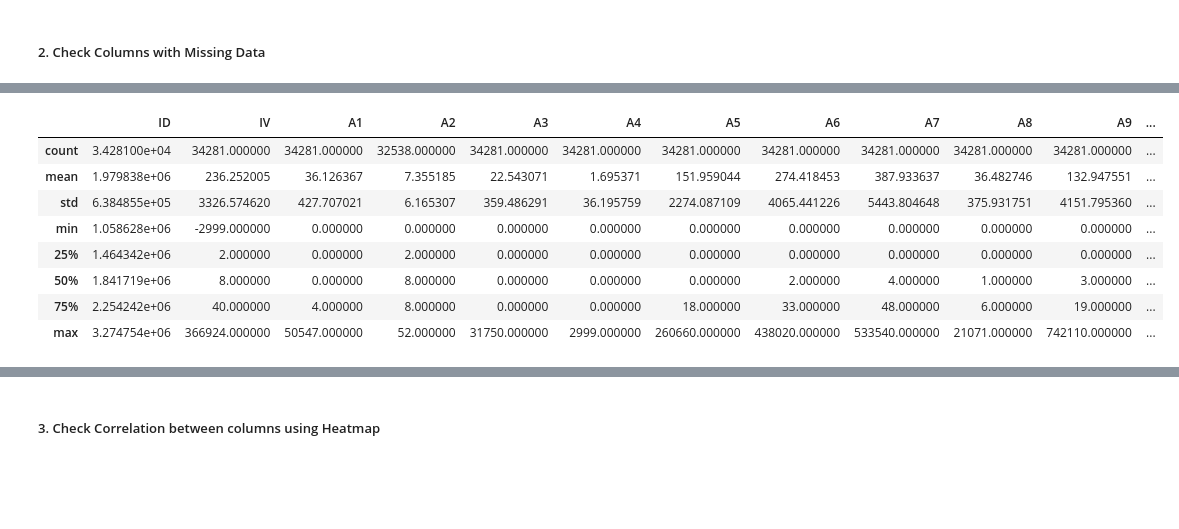
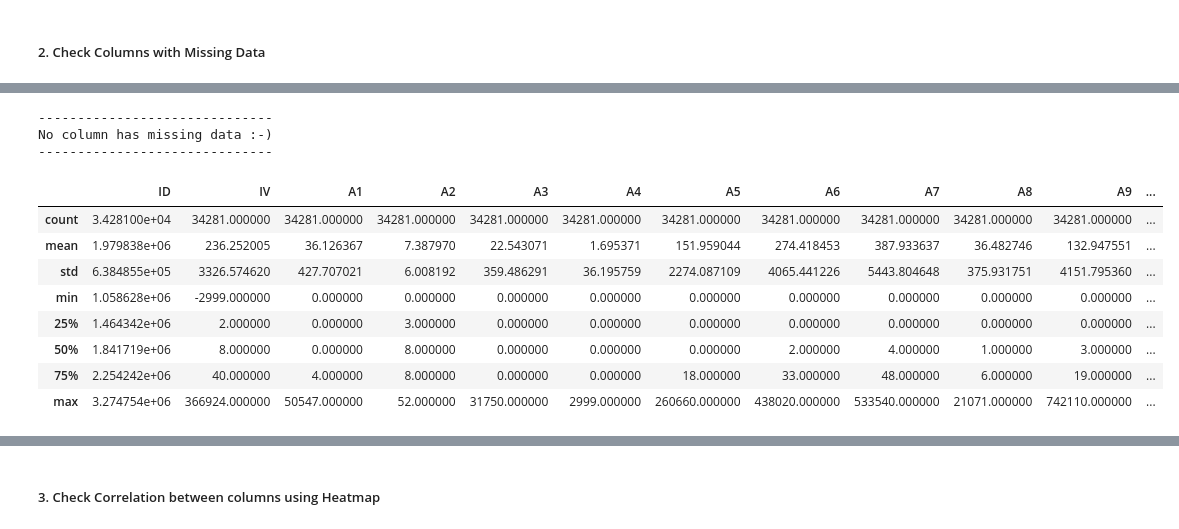
Before and after one commit to ankygupta9999/coronary-heart-disease-prediction, a Jupyter notebook: coronary-heart-disease-prediction.ipynb, the cells around one changed output, grey strips where cells are left out. Drawn from its saved outputs; the diff is of its cells as text; code cells hidden in the pictures; blank space fills up the shorter version.

```diff
--- a/coronary-heart-disease-prediction.ipynb
+++ b/coronary-heart-disease-prediction.ipynb
@@ -53,6 +56,8 @@ A22       34281 non-null int64
 Target    34281 non-null int64
 dtypes: float64(4), int64(21)
 memory usage: 6.5 MB
+# %%
+df_eda = raw_df.copy()
 # %% [markdown]
 ### EDA (Exploratory Data Analysis)
 
@@ -111,12 +133,28 @@ np.mean(raw_df['A2'])
+# %%
+# Impute library to imput missing data based on median
+
+imputer = impute.SimpleImputer(missing_values=np.nan, strategy='median')
+imputer1 = impute.SimpleImputer(missing_values=-99, strategy='median')
+# knnimputer = impute.KNNImputer(missing_values=-99)
+# %%
+df_eda['A2'] = imputer.fit_transform(np.array(df_eda['A2']).reshape(-1,1))
+df_eda['A15'] = imputer1.fit_transform(np.array(df_eda['A15']).reshape(-1,1))
+df_eda['A16'] = imputer1.fit_transform(np.array(df_eda['A16']).reshape(-1,1))
+# %%
+get_missing_data_stats(df_eda)
+# %% [output]
+------------------------------
+No column has missing data :-)
+------------------------------
 # %%
-raw_df.describe()
+df_eda.describe()
 # %% [output]
 |  | ID | IV | A1 | A2 | A3 | A4 | A5 | A6 | A7 | A8 | A9 | ... |
-| count | 3.428100e+04 | 34281.000000 | 34281.000000 | 32538.000000 | 34281.000000 | 34281.000000 | 34281.000000 | 34281.000000 | 34281.000000 | 34281.000000 | 34281.000000 | ... |
-| mean | 1.979838e+06 | 236.252005 | 36.126367 | 7.355185 | 22.543071 | 1.695371 | 151.959044 | 274.418453 | 387.933637 | 36.482746 | 132.947551 | ... |
-| std | 6.384855e+05 | 3326.574620 | 427.707021 | 6.165307 | 359.486291 | 36.195759 | 2274.087109 | 4065.441226 | 5443.804648 | 375.931751 | 4151.795360 | ... |
+| count | 3.428100e+04 | 34281.000000 | 34281.000000 | 34281.000000 | 34281.000000 | 34281.000000 | 34281.000000 | 34281.000000 | 34281.000000 | 34281.000000 | 34281.000000 | ... |
+| mean | 1.979838e+06 | 236.252005 | 36.126367 | 7.387970 | 22.543071 | 1.695371 | 151.959044 | 274.418453 | 387.933637 | 36.482746 | 132.947551 | ... |
+| std | 6.384855e+05 | 3326.574620 | 427.707021 | 6.008192 | 359.486291 | 36.195759 | 2274.087109 | 4065.441226 | 5443.804648 | 375.931751 | 4151.795360 | ... |
 | min | 1.058628e+06 | -2999.000000 | 0.000000 | 0.000000 | 0.000000 | 0.000000 | 0.000000 | 0.000000 | 0.000000 | 0.000000 | 0.000000 | ... |
-| 25% | 1.464342e+06 | 2.000000 | 0.000000 | 2.000000 | 0.000000 | 0.000000 | 0.000000 | 0.000000 | 0.000000 | 0.000000 | 0.000000 | ... |
+| 25% | 1.464342e+06 | 2.000000 | 0.000000 | 3.000000 | 0.000000 | 0.000000 | 0.000000 | 0.000000 | 0.000000 | 0.000000 | 0.000000 | ... |
 | 50% | 1.841719e+06 | 8.000000 | 0.000000 | 8.000000 | 0.000000 | 0.000000 | 0.000000 | 2.000000 | 4.000000 | 1.000000 | 3.000000 | ... |
 | 75% | 2.254242e+06 | 40.000000 | 4.000000 | 8.000000 | 0.000000 | 0.000000 | 18.000000 | 33.000000 | 48.000000 | 6.000000 | 19.000000 | ... |
 | max | 3.274754e+06 | 366924.000000 | 50547.000000 | 52.000000 | 31750.000000 | 2999.000000 | 260660.000000 | 438020.000000 | 533540.000000 | 21071.000000 | 742110.000000 | ... |
```
Also changed, not shown: parts of 32 cells of this notebook, 4 other files.
